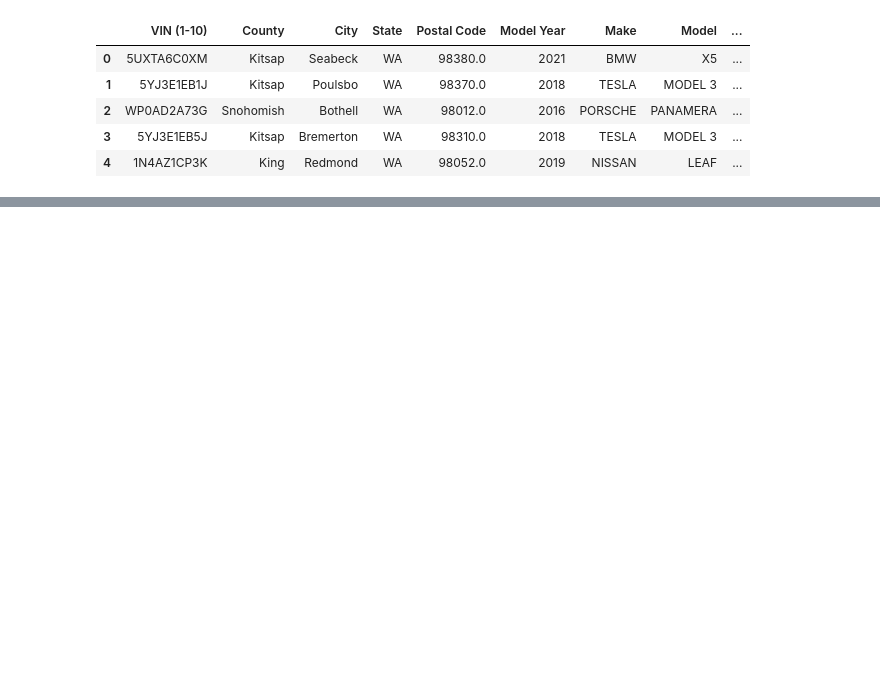
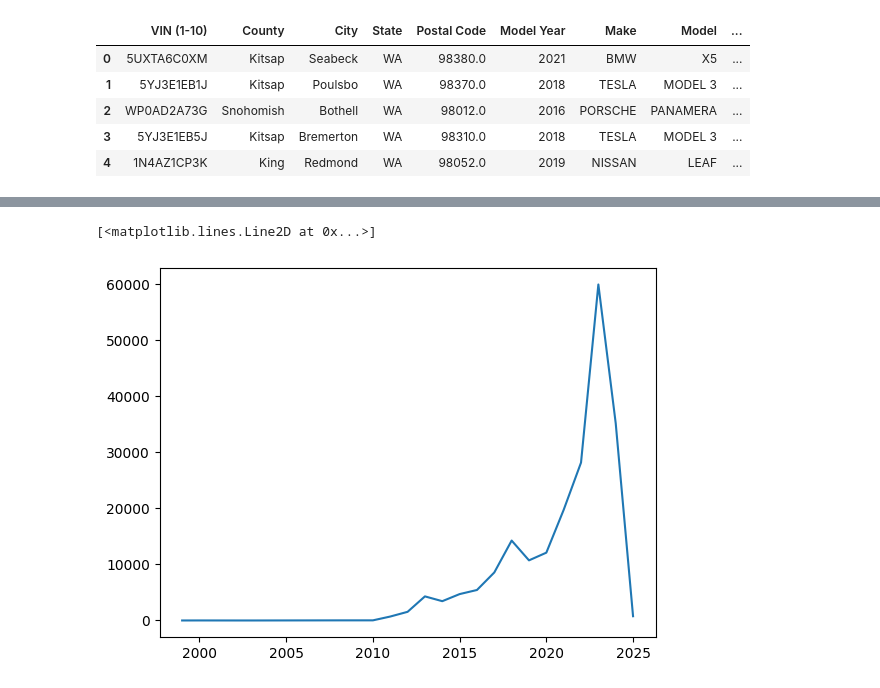
Before and after one commit to data-training-bootcamp/data-session, a Jupyter notebook: Untitled.ipynb, the cells around one changed output, grey strips where cells are left out. Cells and saved outputs as stored; diff of their text form; code cells hidden in the pictures; blank space fills up the shorter version.

```diff
--- a/Untitled.ipynb
+++ b/Untitled.ipynb
@@ -36,4 +182,8 @@ df.count()
 # %%
-#Indentify if the tread of vehicle registrations increased and plot a graph for the State 'WA'
+#Indentify if the trend of vehicle registrations increased and plot a graph for the State 'WA'
+plt.plot(df[df.State=='WA'].groupby(['Model Year']).size())
+# %% [output]
+[<matplotlib.lines.Line2D at 0x...>]
+[figure, added]
 # %%
 #Indentify the tread for each Make and plot the graph,  do this on entire data
```
Also changed, not shown: parts of 18 cells of this notebook.
